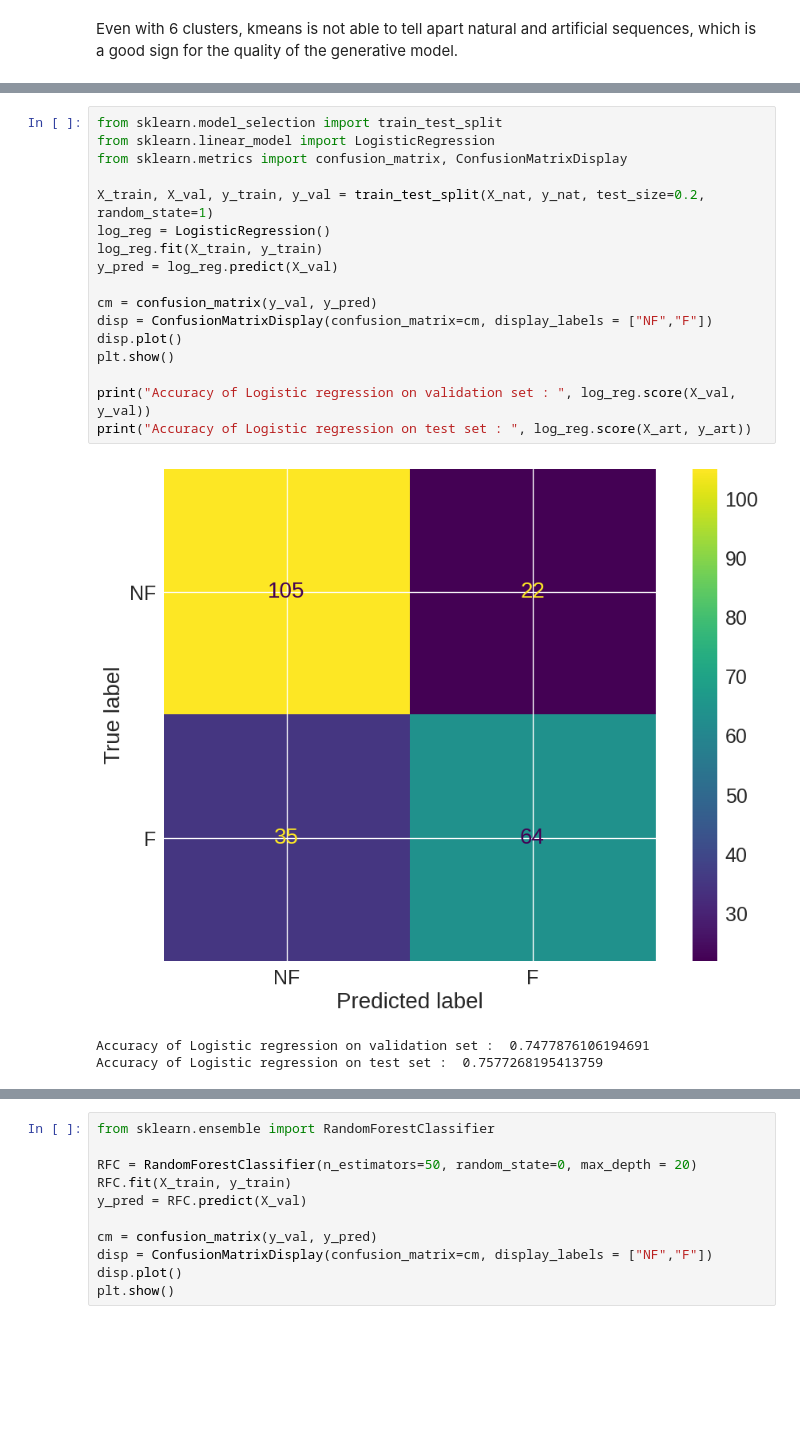
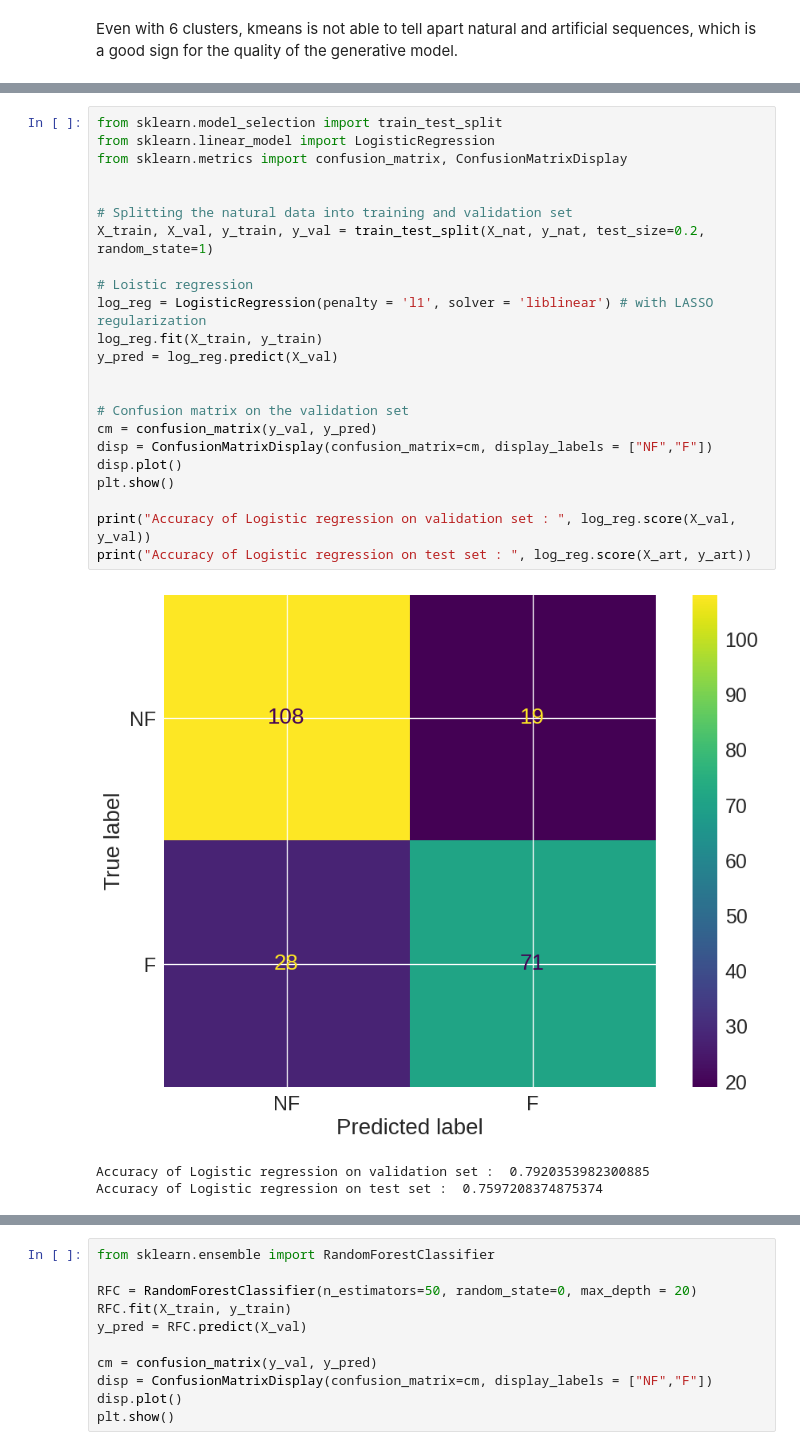
Before and after one commit to vicdlp/CS_project, a Jupyter notebook: CS_project.ipynb, the cells around one changed output, grey strips where cells are left out. Cells and saved outputs as stored; diff of their text form; blank space fills up the shorter version.

```diff
--- a/CS_project.ipynb
+++ b/CS_project.ipynb
@@ -385,22 +357,28 @@ Classification is a supervised learning task. It aims at assigning a label to a
 # %%
 from sklearn.model_selection import train_test_split
 from sklearn.linear_model import LogisticRegression
 from sklearn.metrics import confusion_matrix, ConfusionMatrixDisplay
 
+
+# Splitting the natural data into training and validation set
 X_train, X_val, y_train, y_val = train_test_split(X_nat, y_nat, test_size=0.2, random_state=1)
-log_reg = LogisticRegression()
+
+# Loistic regression
+log_reg = LogisticRegression(penalty = 'l1', solver = 'liblinear') # with LASSO regularization
 log_reg.fit(X_train, y_train)
 y_pred = log_reg.predict(X_val)
 
+
+# Confusion matrix on the validation set
 cm = confusion_matrix(y_val, y_pred)
 disp = ConfusionMatrixDisplay(confusion_matrix=cm, display_labels = ["NF","F"])
 disp.plot()
 plt.show()
 
 print("Accuracy of Logistic regression on validation set : ", log_reg.score(X_val, y_val))
 print("Accuracy of Logistic regression on test set : ", log_reg.score(X_art, y_art))
 # %% [output]
-[figure, old version]
+[figure, new version]
-Accuracy of Logistic regression on validation set :  0.7477876106194691
-Accuracy of Logistic regression on test set :  0.7577268195413759
+Accuracy of Logistic regression on validation set :  0.7920353982300885
+Accuracy of Logistic regression on test set :  0.7597208374875374
 # %% [markdown]
```
Also changed, not shown: parts of 22 cells of this notebook.
